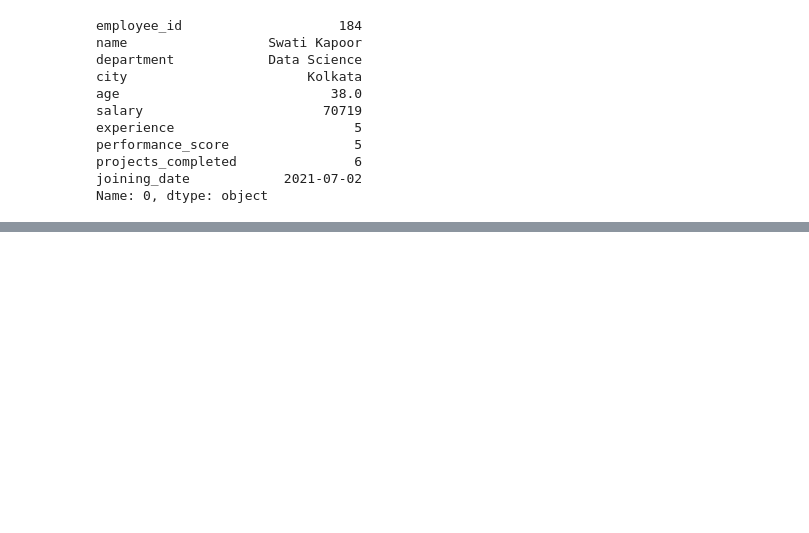
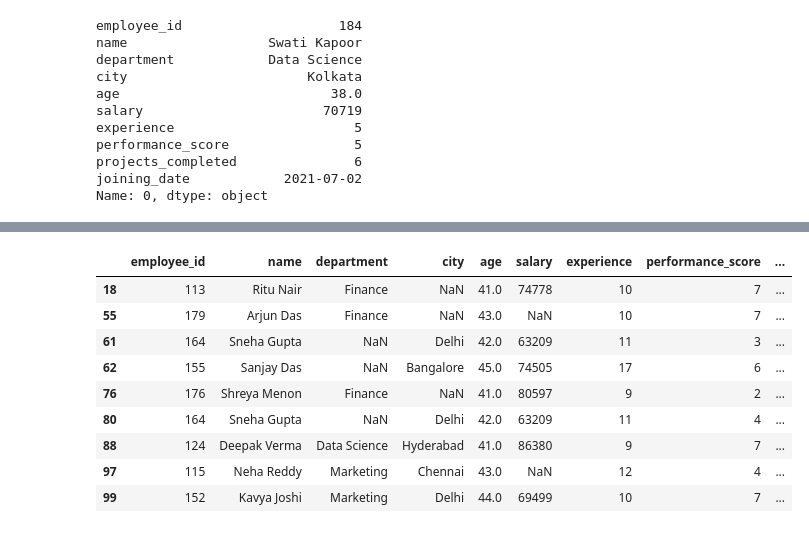
Before and after one commit to Pruthvi-raj-cell/Numpy-and-Pandas-practice, a Jupyter notebook: pandas.ipynb, the cells around one changed output, grey strips where cells are left out. Drawn from its saved outputs; the diff is of its cells as text; code cells hidden in the pictures; blank space fills up the shorter version.

```diff
--- a/pandas.ipynb
+++ b/pandas.ipynb
@@ -160,0 +175,13 @@ Name: 0, dtype: object
+# %%
+df[df['age'] > 40]
+# %% [output]
+|  | employee_id | name | department | city | age | salary | experience | performance_score | ... |
+| 18 | 113 | Ritu Nair | Finance | NaN | 41.0 | 74778 | 10 | 7 | ... |
+| 55 | 179 | Arjun Das | Finance | NaN | 43.0 | NaN | 10 | 7 | ... |
+| 61 | 164 | Sneha Gupta | NaN | Delhi | 42.0 | 63209 | 11 | 3 | ... |
+| 62 | 155 | Sanjay Das | NaN | Bangalore | 45.0 | 74505 | 17 | 6 | ... |
+| 76 | 176 | Shreya Menon | Finance | NaN | 41.0 | 80597 | 9 | 2 | ... |
+| 80 | 164 | Sneha Gupta | NaN | Delhi | 42.0 | 63209 | 11 | 4 | ... |
+| 88 | 124 | Deepak Verma | Data Science | Hyderabad | 41.0 | 86380 | 9 | 7 | ... |
+| 97 | 115 | Neha Reddy | Marketing | Chennai | 43.0 | NaN | 12 | 4 | ... |
+| 99 | 152 | Kavya Joshi | Marketing | Delhi | 44.0 | 69499 | 10 | 7 | ... |
```
Also changed, not shown: parts of 12 cells of this notebook.
